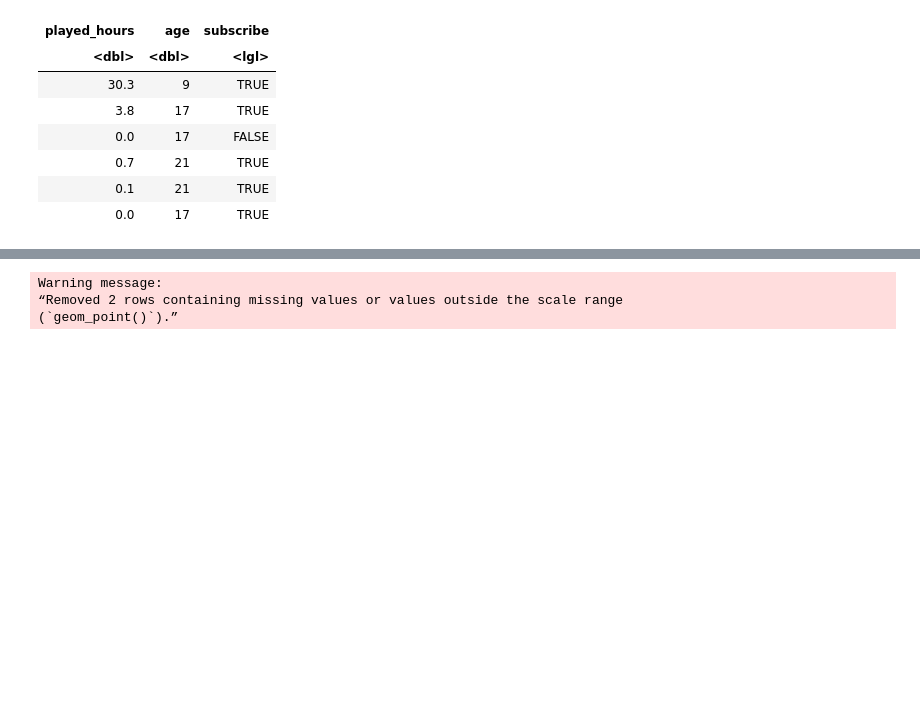
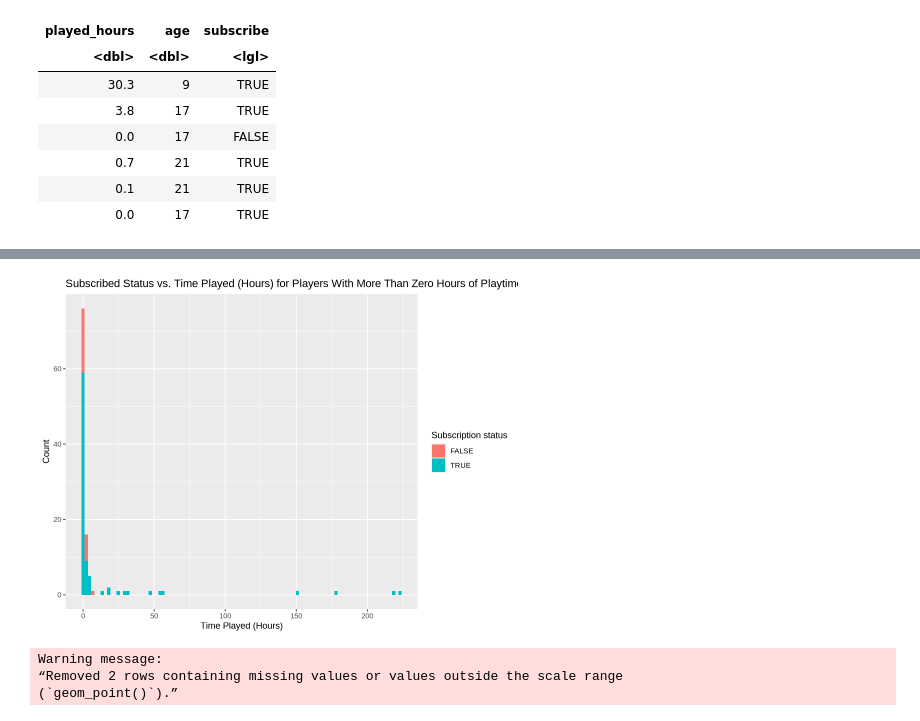
Before and after one commit to naldonymous/dsci-100-2025w1-group-33, a Jupyter notebook: project_009_33_individual.ipynb, the cells around one changed output, grey strips where cells are left out. Saved outputs shown, nothing was run; the diff lists cells and outputs as text; code cells hidden in the pictures; blank space fills up the shorter version.

```diff
--- a/project_009_33_individual.ipynb
+++ b/project_009_33_individual.ipynb
@@ -267,3 +304,14 @@ Well this is bad.
+# %%
+playersWhoActuallyPlay <- filter(playersSelect, played_hours > 0)
+options(repr.plot.width = 8, repr.plot.height = 6)
+playersTimePlotBetter <- ggplot(playersWhoActuallyPlay, aes(x = played_hours, fill = subscribe)) +
+    geom_histogram(bins = 100) +
+    labs(x = "Time Played (Hours)", y = "Count", fill = "Subscription status") +
+    ggtitle(label = "Subscribed Status vs. Time Played (Hours) for Players With More Than Zero Hours of Playtime")
+
+playersTimePlotBetter
+# %% [output]
+[figure, added]
 # %%
 options(repr.plot.width = 8, repr.plot.height = 6)
 playersScatterPlot <- ggplot(playersSelect, aes(x = age, y = played_hours, color = subscribe)) +
```
Also changed, not shown: parts of 27 cells of this notebook.
